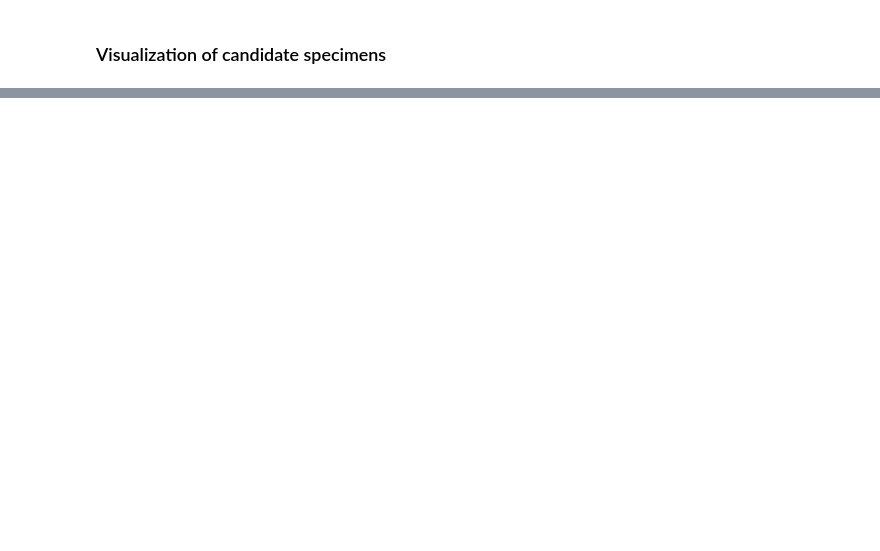
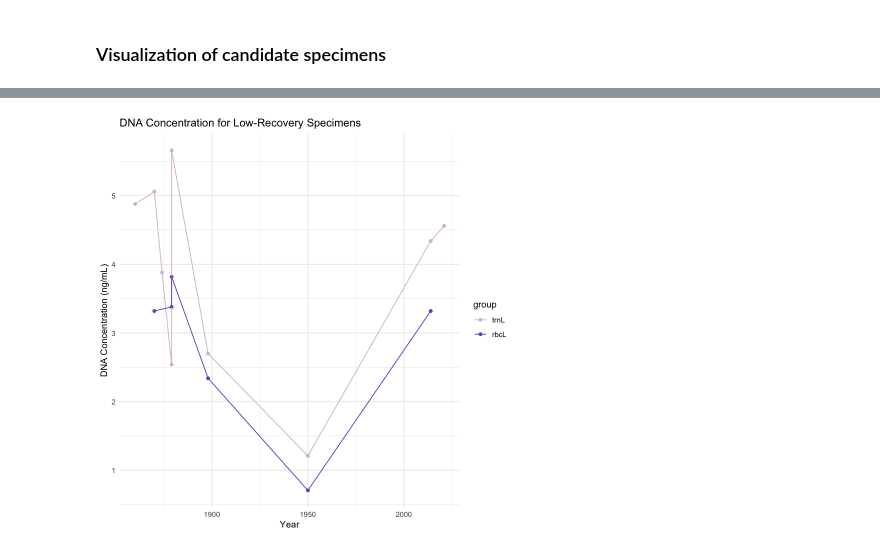
Before and after one commit to pgundral/herbarium-metabarcoding, a Jupyter notebook: plots.ipynb, the cells around one changed output, grey strips where cells are left out. Drawn from its saved outputs; the diff is of its cells as text; code cells hidden in the pictures; blank space fills up the shorter version.

```diff
--- a/plots.ipynb
+++ b/plots.ipynb
@@ -39 +26,22 @@ sliced_years <- na.omit(sliced$year)
+# %%
+# subset to year vectors
+
+# from csv
+all_occurrence_years <- na.omit(all_occurrences[-which(all_occurrences$year == 860),]$year)
+specimen_years <- na.omit(specimens$year)
+sliced_years <- na.omit(sliced$year)
+
+# subset from occurrences
+# selected <- selected %>% filter()
+# selected_years <- all_occurrences[all_occurrences$catalogNumber %in% selected$catalogNumber,]$year
+# selected_years <- na.omit(selected_years)
+
+# NOW: pull years from selected specimens directly from metadata
+selected <- selected %>% mutate(year = ifelse(is.na(year), yearEstimate, year))
+selected_years <- selected$year
+
+# subset to correctly sequenced
+trnl_sequenced_years <- filter(selected, trnL_recovered)$year
+rbcl_sequenced_years <- filter(selected, rbcL_recovered)$year
+both_sequenced_years <- filter(selected, trnL_recovered & rbcL_recovered)$year
 # %%
@@ -287,0 +214,9 @@ ERROR: Error in h(simpleError(msg, call)): error in evaluating the argument 'x'
+# %%
+dna_years <- selected %>% select(year, trnL_dna_concentration, rbcL_dna_concentration) %>%
+rename("trnL" = trnL_dna_concentration, "rbcL" = rbcL_dna_concentration) %>%
+filter(!is.na(trnL) | !is.na(rbcL)) %>%
+pivot_longer(cols = c(trnL, rbcL)) %>% rename("group" = name) %>%
+mutate(group = factor(group, levels = c("trnL", "rbcL"))) %>%
+filter(!is.na(value))
+
+dna_years
@@ -287,0 +242,13 @@ ERROR: Error in h(simpleError(msg, call)): error in evaluating the argument 'x'
+# %%
+g <- ggplot(dna_years, aes(x = year, y = value, fill = group, color = group)) +
+    geom_point() +
+    geom_line() +
+    scale_color_manual(values = c("thistle", "slateblue")) +
+    labs(title = "DNA Concentration for Low-Recovery Specimens",
+       x = "Year",
+       y = "DNA Concentration (ng/mL)") +
+    theme_minimal()
+
+g
+# %% [output]
+[figure, added]
```
Also changed, not shown: parts of 49 cells of this notebook, 18 other files.
